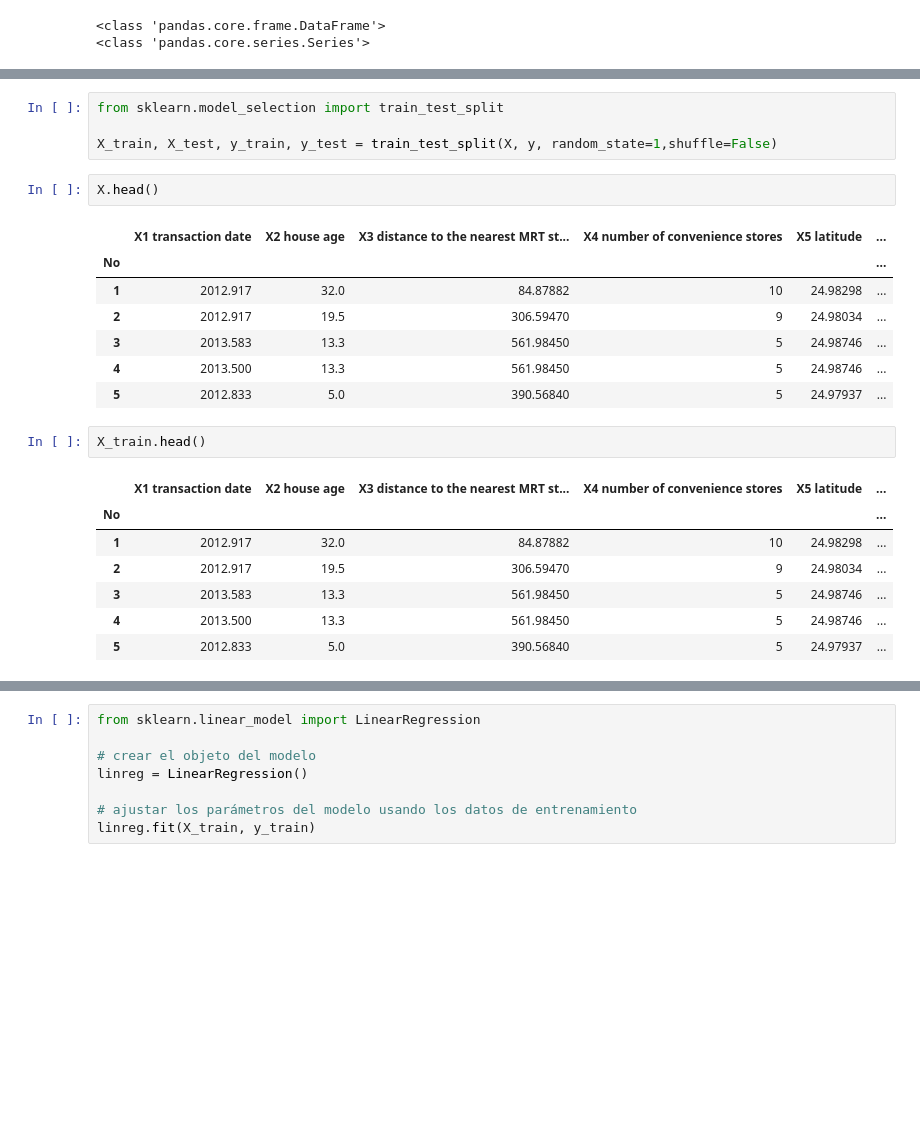
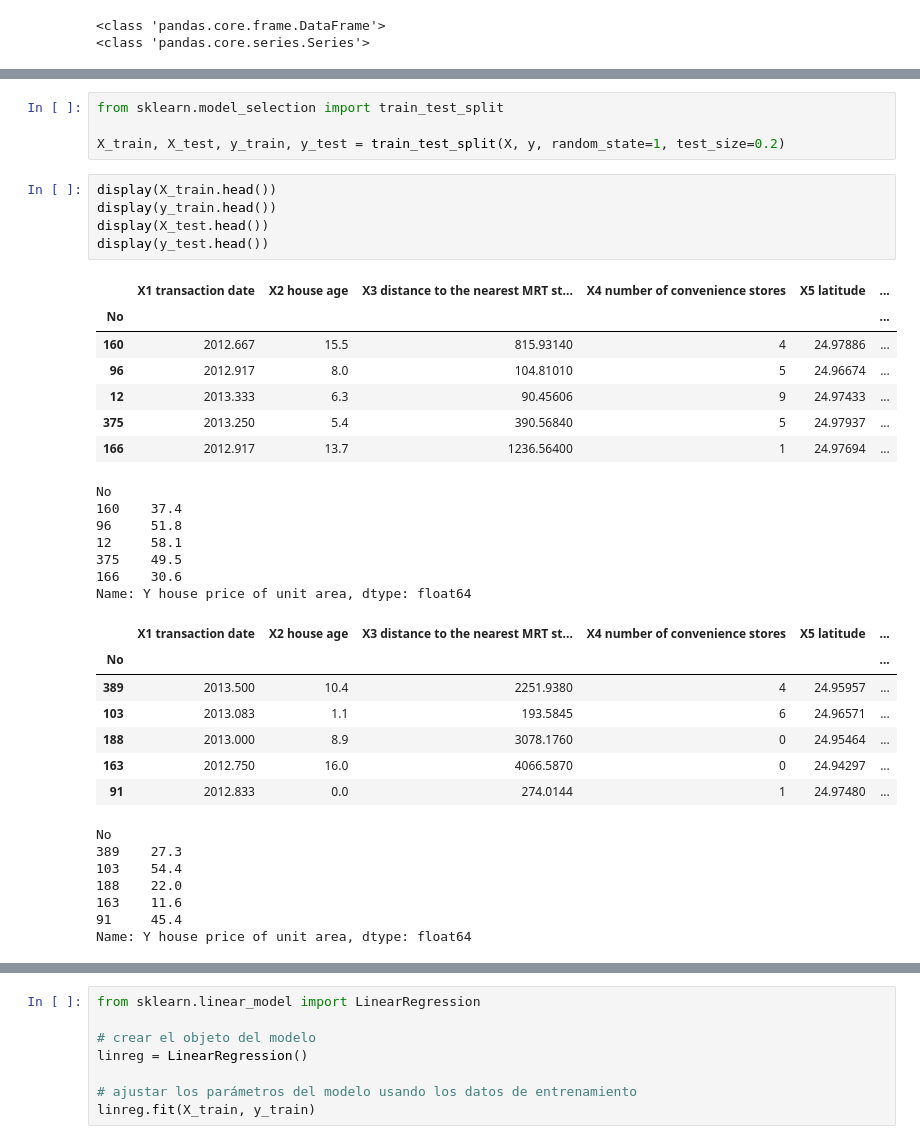
Before and after one commit to DiegoRojasMarinkelle/Taller-3-ACTD, a Jupyter notebook: Taller-3.ipynb, the cells around one changed output, grey strips where cells are left out. Drawn from its saved outputs; the diff is of its cells as text; blank space fills up the shorter version.

```diff
--- a/Taller-3.ipynb
+++ b/Taller-3.ipynb
@@ -140,27 +157,41 @@ Note: you may need to restart the kernel to use updated packages.
 # %%
 from sklearn.model_selection import train_test_split
 
-X_train, X_test, y_train, y_test = train_test_split(X, y, random_state=1,shuffle=False)
+X_train, X_test, y_train, y_test = train_test_split(X, y, random_state=1, test_size=0.2)
-# %%
-X.head()
-# %% [output]
-|  | X1 transaction date | X2 house age | X3 distance to the nearest MRT st... | X4 number of convenience stores | X5 latitude | ... |
-| No |  |  |  |  |  | ... |
-| 1 | 2012.917 | 32.0 | 84.87882 | 10 | 24.98298 | ... |
-| 2 | 2012.917 | 19.5 | 306.59470 | 9 | 24.98034 | ... |
-| 3 | 2013.583 | 13.3 | 561.98450 | 5 | 24.98746 | ... |
-| 4 | 2013.500 | 13.3 | 561.98450 | 5 | 24.98746 | ... |
-| 5 | 2012.833 | 5.0 | 390.56840 | 5 | 24.97937 | ... |
-# %%
-X_train.head()
-# %% [output]
-|  | X1 transaction date | X2 house age | X3 distance to the nearest MRT st... | X4 number of convenience stores | X5 latitude | ... |
-| No |  |  |  |  |  | ... |
-| 1 | 2012.917 | 32.0 | 84.87882 | 10 | 24.98298 | ... |
-| 2 | 2012.917 | 19.5 | 306.59470 | 9 | 24.98034 | ... |
-| 3 | 2013.583 | 13.3 | 561.98450 | 5 | 24.98746 | ... |
-| 4 | 2013.500 | 13.3 | 561.98450 | 5 | 24.98746 | ... |
-| 5 | 2012.833 | 5.0 | 390.56840 | 5 | 24.97937 | ... |
+# %%
+display(X_train.head())
+display(y_train.head())
+display(X_test.head())
+display(y_test.head())
+# %% [output]
+|  | X1 transaction date | X2 house age | X3 distance to the nearest MRT st... | X4 number of convenience stores | X5 latitude | ... |
+| No |  |  |  |  |  | ... |
+| 160 | 2012.667 | 15.5 | 815.93140 | 4 | 24.97886 | ... |
+| 96 | 2012.917 | 8.0 | 104.81010 | 5 | 24.96674 | ... |
+| 12 | 2013.333 | 6.3 | 90.45606 | 9 | 24.97433 | ... |
+| 375 | 2013.250 | 5.4 | 390.56840 | 5 | 24.97937 | ... |
+| 166 | 2012.917 | 13.7 | 1236.56400 | 1 | 24.97694 | ... |
+No
+160    37.4
+96     51.8
+12     58.1
+375    49.5
+166    30.6
+Name: Y house price of unit area, dtype: float64
+|  | X1 transaction date | X2 house age | X3 distance to the nearest MRT st... | X4 number of convenience stores | X5 latitude | ... |
+| No |  |  |  |  |  | ... |
+| 389 | 2013.500 | 10.4 | 2251.9380 | 4 | 24.95957 | ... |
+| 103 | 2013.083 | 1.1 | 193.5845 | 6 | 24.96571 | ... |
+| 188 | 2013.000 | 8.9 | 3078.1760 | 0 | 24.95464 | ... |
+| 163 | 2012.750 | 16.0 | 4066.5870 | 0 | 24.94297 | ... |
+| 91 | 2012.833 | 0.0 | 274.0144 | 1 | 24.97480 | ... |
+No
+389    27.3
+103    54.4
+188    22.0
+163    11.6
+91     45.4
+Name: Y house price of unit area, dtype: float64
 # %%
 print(X_train.shape)
 print(y_train.shape)
```
Also changed, not shown: parts of 25 cells of this notebook.
